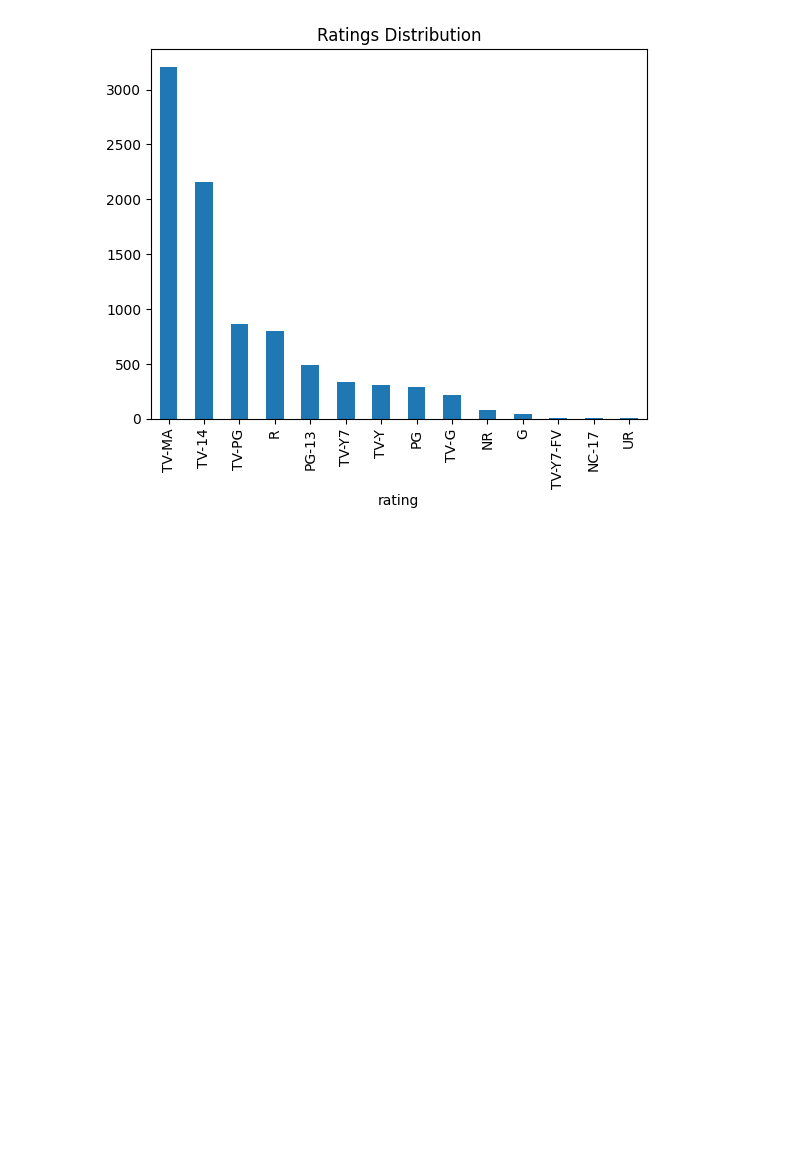
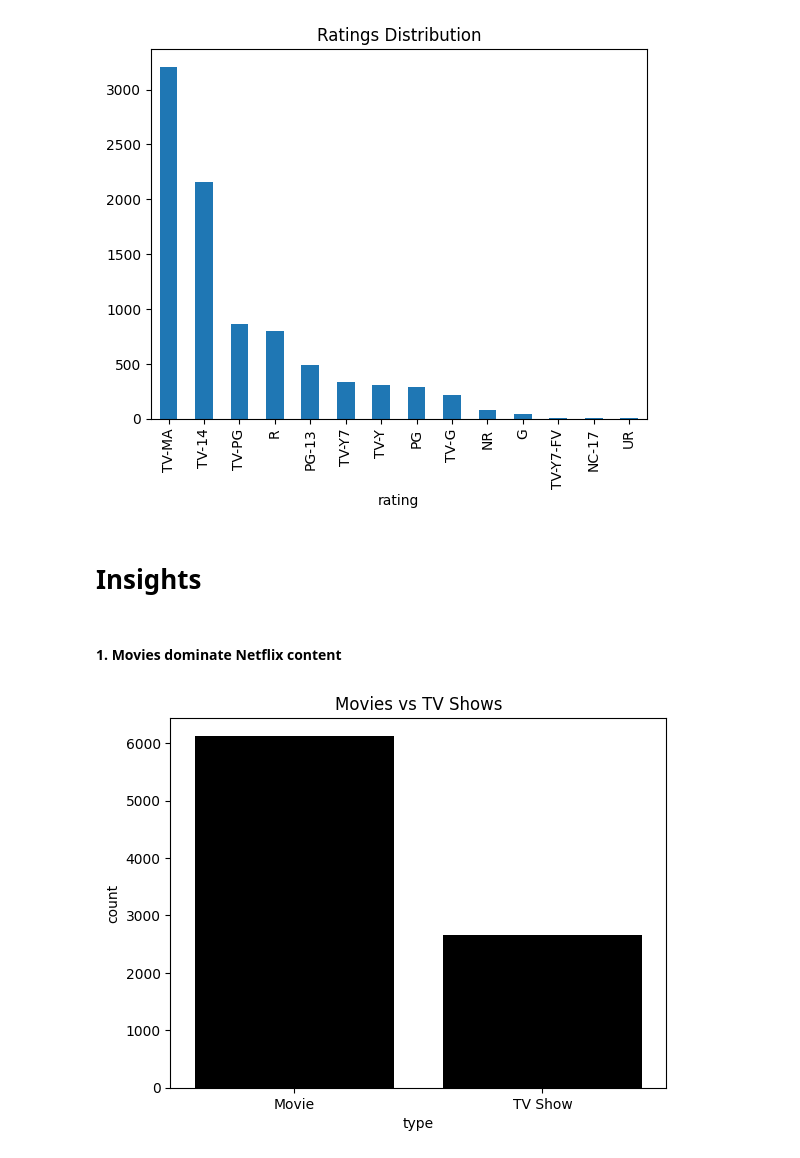
Before and after one commit to Vinaya-Busam/BNM-Tech-Solutions---Data-Cleaning-Analysis, a Jupyter notebook: Data_Cleaning_&_Analysis.ipynb, the cells around one changed output. Drawn from its saved outputs; the diff is of its cells as text; code cells hidden in the pictures; blank space fills up the shorter version.

Commit message:
Extracted key insights

```diff
--- a/Data_Cleaning_&_Analysis.ipynb
+++ b/Data_Cleaning_&_Analysis.ipynb
@@ -306,3 +307,13 @@ plt.title('Ratings Distribution')
 plt.show()
 # %% [output]
 [figure]
+# %% [markdown]
+# Insights
+# %% [markdown]
+#### 1. Movies dominate Netflix content
+# %%
+sns.countplot(x='type', color='k', data=dataset)
+plt.title('Movies vs TV Shows')
+plt.show()
+# %% [output]
+[figure, added]
```
Also changed, not shown: parts of 5 cells of this notebook.
